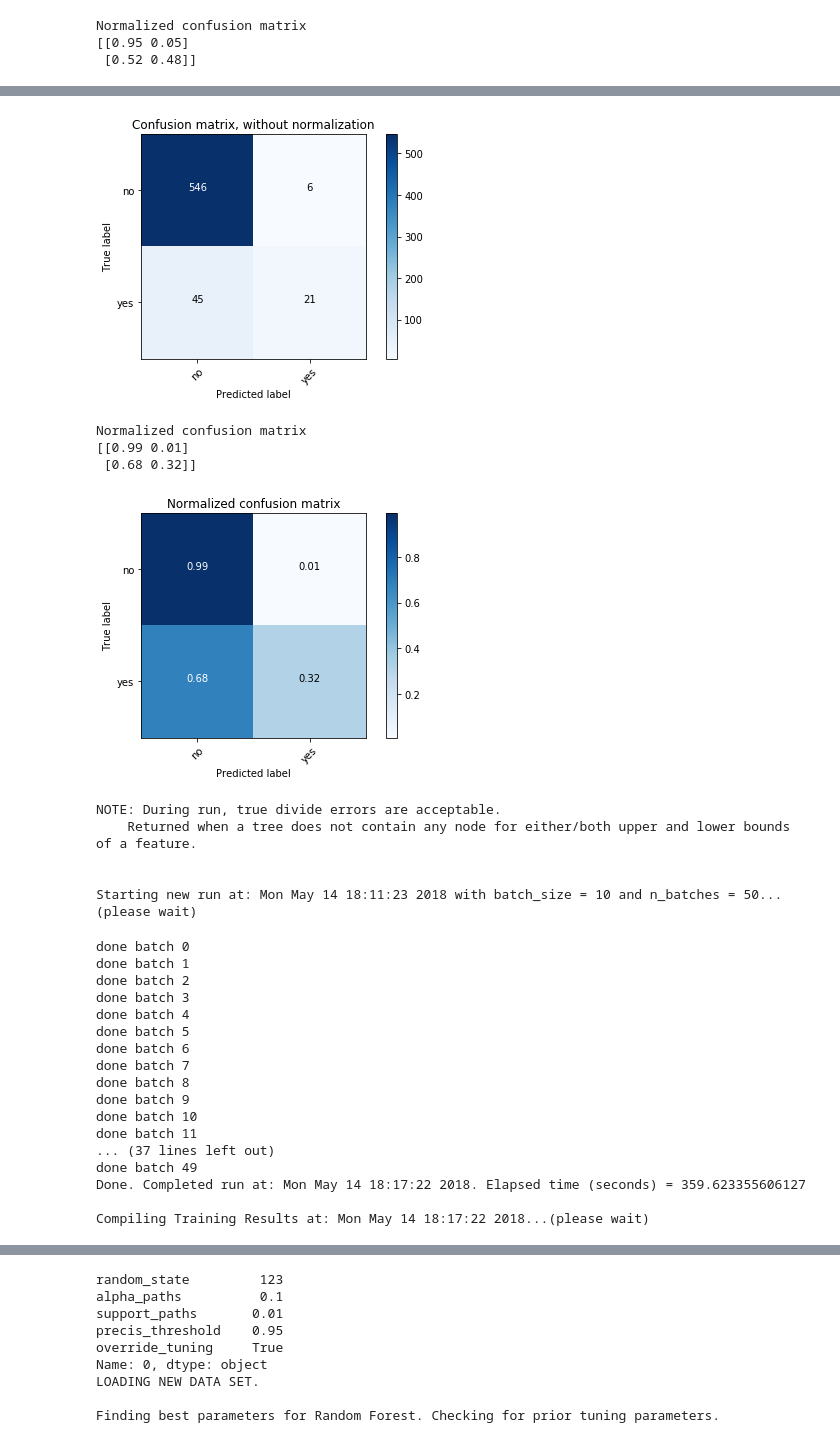
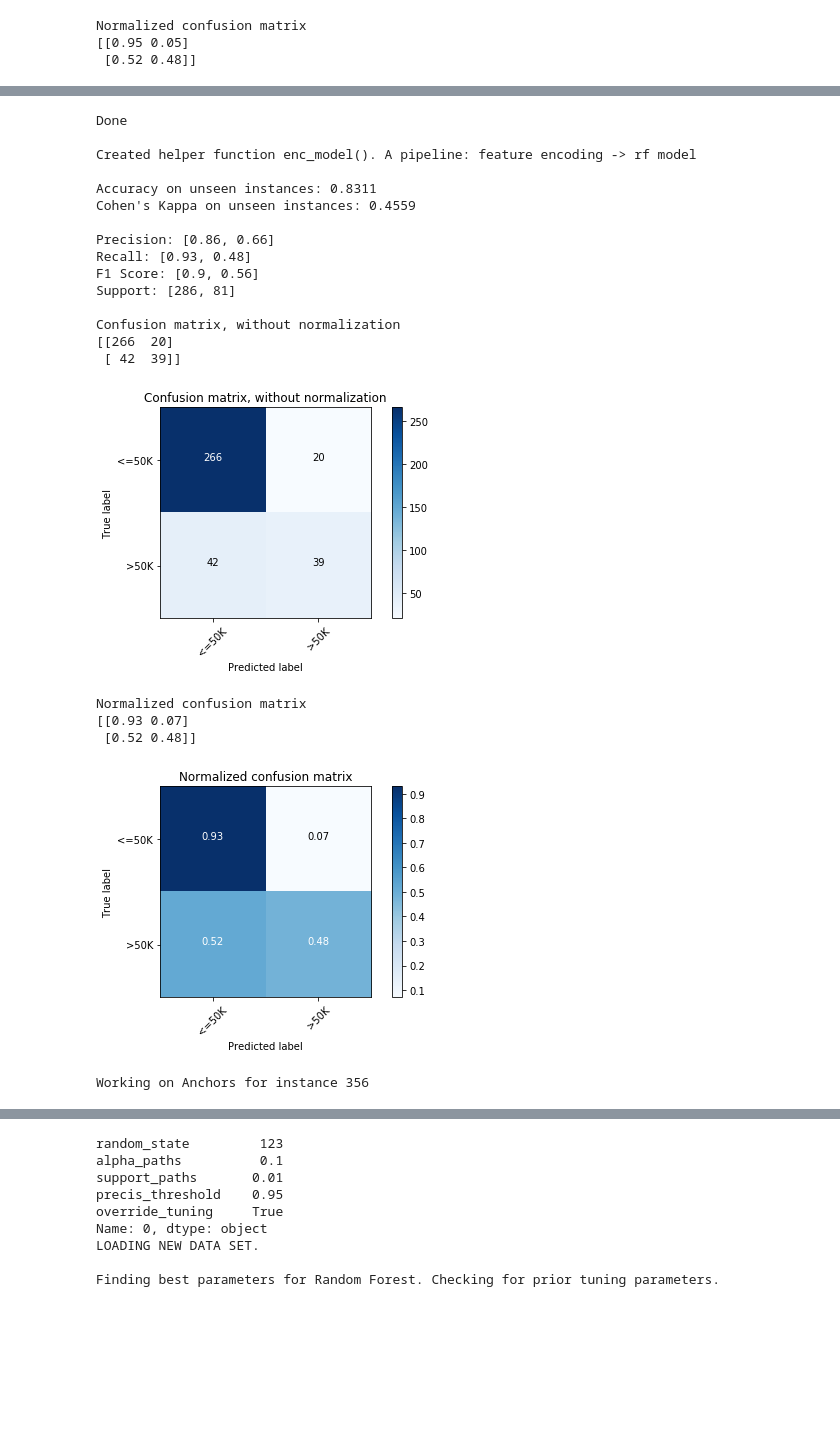
Before and after one commit to julianhatwell/interpret_basics2, a Jupyter notebook: Whiteboxing Experiments Unattended Tuning.ipynb, the cells around one changed output, grey strips where cells are left out. Cells and saved outputs as stored; diff of their text form; code cells hidden in the pictures; blank space fills up the shorter version.

```diff
--- a/Whiteboxing Experiments Unattended Tuning.ipynb
+++ b/Whiteboxing Experiments Unattended Tuning.ipynb
@@ -22,16 +22,16 @@ datasets = [
             ds.rcdv_samp_data
            ]
 
-random_state = np.repeat([123, 124, 125, 126, 127], 20)
-alpha_paths = np.tile(np.repeat([0.1, 0.3, 0.5, 0.7, 0.9], 4) ,5)
-support_paths = np.tile([0.01, 0.02, 0.1, 0.2], 25)
-over_f = np.repeat([False], 19)
+random_state = np.repeat([123, 124, 125, 126, 127], 3)
+alpha_paths = np.tile([0.5] , 15)
+support_paths = np.tile([0.02], 15)
+over_f = np.repeat([False], 2)
 over_t = np.concatenate((np.array([True]), over_f))
 override_tuning = np.tile(over_t, 5)
-precis_threshold = np.tile([0.95], 100) # this will be updated
+precis_threshold = np.tile([0.9, 0.95, 0.99], 5) # this will be updated
 exp_grid1 = DataFrame([(r, a, s, p, o) for r, a, s, p, o in zip(random_state,
                                                                 alpha_paths,
                                                                 support_paths,
                                                                 precis_threshold,
-                                                                override_tuning) if r == 123], # remove this
+                                                                override_tuning)], # remove this
                      columns=['random_state', 'alpha_paths', 'support_paths', 'precis_threshold', 'override_tuning'])
@@ -40,13 +57,15 @@ n_instances=500
 n_batches=50
 eval_model=True
 
-grid_experiment(dsets=datasets,
-                    n_instances=n_instances,
-                    n_batches=n_batches,
-                    random_state=123, # exp_grid1.loc[eg]['random_state'],
-                    override_tuning=False, # exp_grid1.loc[eg]['override_tuning'],
-                    support_paths=0.05, # exp_grid1.loc[eg]['support_paths'],
-                    alpha_paths=0.3, # exp_grid1.loc[eg]['alpha_paths'],
-                    precis_threshold=0.95, # exp_grid1.loc[eg]['precis_threshold'],
-                    run_anchors=False)
+for eg in exp_grid1.index:
+    print(exp_grid1.loc[eg])
+    grid_experiment(dsets=datasets,
+                        n_instances=n_instances,
+                        n_batches=n_batches,
+                        random_state=exp_grid1.loc[eg]['random_state'],
+                        override_tuning=exp_grid1.loc[eg]['override_tuning'],
+                        support_paths=exp_grid1.loc[eg]['support_paths'],
+                        alpha_paths=exp_grid1.loc[eg]['alpha_paths'],
+                        precis_threshold=exp_grid1.loc[eg]['precis_threshold'],
+                        run_anchors=True)
 # %% [output]
@@ -97,27 +116,21 @@ Confusion matrix, without normalization
+Done
+
+Created helper function enc_model(). A pipeline: feature encoding -> rf model
+
+Accuracy on unseen instances: 0.8311
+Cohen's Kappa on unseen instances: 0.4559
+
+Precision: [0.86, 0.66]
+Recall: [0.93, 0.48]
+F1 Score: [0.9, 0.56]
+Support: [286, 81]
+
+Confusion matrix, without normalization
+[[266  20]
+ [ 42  39]]
-[figure, old version]
+[figure, new version]
-Normalized confusion matrix
-[[0.99 0.01]
- [0.68 0.32]]
+Normalized confusion matrix
+[[0.93 0.07]
+ [0.52 0.48]]
-[figure, old version]
+[figure, new version]
-NOTE: During run, true divide errors are acceptable.
-    Returned when a tree does not contain any node for either/both upper and lower bounds of a feature.
-
-
-Starting new run at: Mon May 14 18:11:23 2018 with batch_size = 10 and n_batches = 50...(please wait)
-done batch 0
-done batch 1
-done batch 2
-done batch 3
-done batch 4
-done batch 5
-done batch 6
-done batch 7
-done batch 8
-done batch 9
-done batch 10
-done batch 11
-... (37 lines left out)
-done batch 49
-Done. Completed run at: Mon May 14 18:17:22 2018. Elapsed time (seconds) = 359.623355606127
-
-Compiling Training Results at: Mon May 14 18:17:22 2018...(please wait)
+Working on Anchors for instance 356
```
Also changed, not shown: parts of 3 cells of this notebook, 11 other files.
